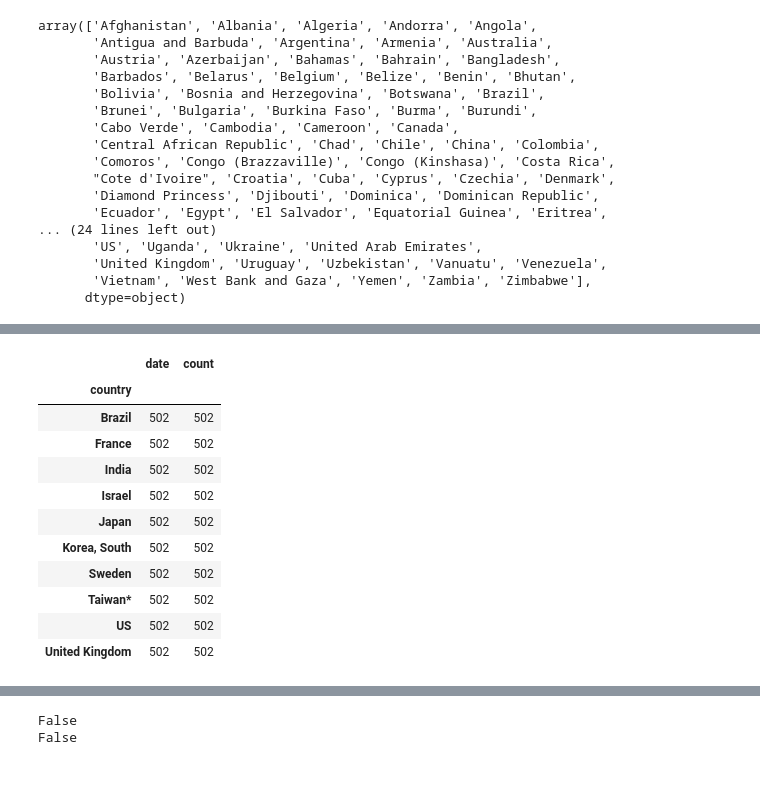
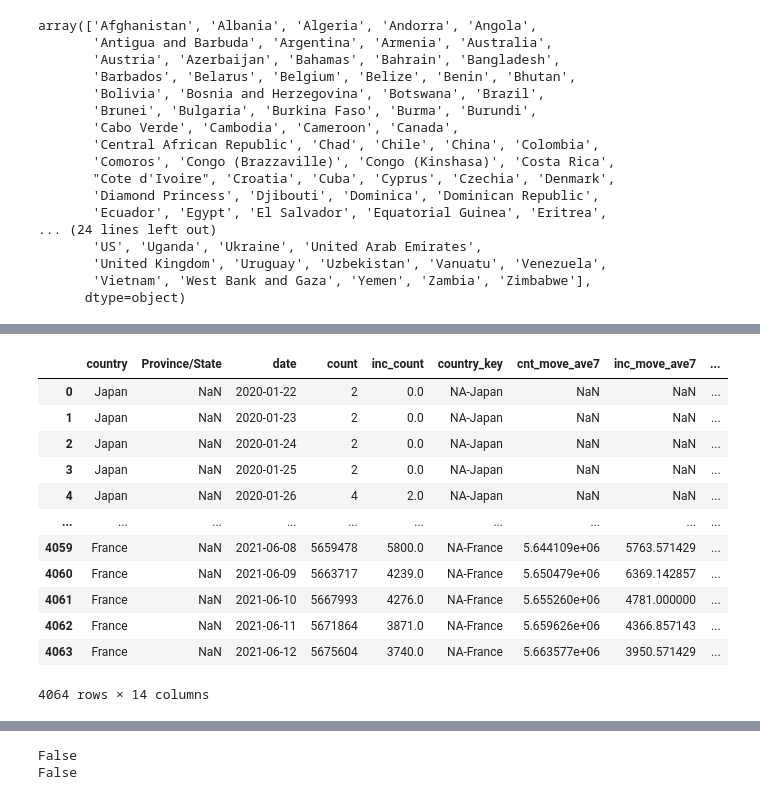
Before and after one commit to marzg510/data-analyze-covid-19, a Jupyter notebook: covid-19-global-daily.ipynb, the cells around one changed output, grey strips where cells are left out. Drawn from its saved outputs; the diff is of its cells as text; code cells hidden in the pictures.

```diff
--- a/covid-19-global-daily.ipynb
+++ b/covid-19-global-daily.ipynb
@@ -170,0 +294,2 @@ array(['Afghanistan', 'Albania', 'Algeria', 'Andorra', 'Angola',
+# %%
+trans_pop["un_country"].fillna(trans_pop["country"],inplace=True)
@@ -170,0 +309,2 @@ array(['Afghanistan', 'Albania', 'Algeria', 'Andorra', 'Angola',
+# %%
+trans_pop = pd.merge(trans_pop, pop_latest, on="un_country", how="left")
@@ -203,18 +367,19 @@ c_df
-# %%
-c_df.groupby("country").count()
-# %% [output]
-|  | date | count |
-| country |  |  |
-| Brazil | 502 | 502 |
-| France | 502 | 502 |
-| India | 502 | 502 |
-| Israel | 502 | 502 |
-| Japan | 502 | 502 |
-| Korea, South | 502 | 502 |
-| Sweden | 502 | 502 |
-| Taiwan* | 502 | 502 |
-| US | 502 | 502 |
-| United Kingdom | 502 | 502 |
+# %%
+c_trans
+# %% [output]
+|  | country | Province/State | date | count | inc_count | country_key | cnt_move_ave7 | inc_move_ave7 | ... |
+| 0 | Japan | NaN | 2020-01-22 | 2 | 0.0 | NA-Japan | NaN | NaN | ... |
+| 1 | Japan | NaN | 2020-01-23 | 2 | 0.0 | NA-Japan | NaN | NaN | ... |
+| 2 | Japan | NaN | 2020-01-24 | 2 | 0.0 | NA-Japan | NaN | NaN | ... |
+| 3 | Japan | NaN | 2020-01-25 | 2 | 0.0 | NA-Japan | NaN | NaN | ... |
+| 4 | Japan | NaN | 2020-01-26 | 4 | 2.0 | NA-Japan | NaN | NaN | ... |
+| ... | ... | ... | ... | ... | ... | ... | ... | ... | ... |
+| 4059 | France | NaN | 2021-06-08 | 5659478 | 5800.0 | NA-France | 5.644109e+06 | 5763.571429 | ... |
+| 4060 | France | NaN | 2021-06-09 | 5663717 | 4239.0 | NA-France | 5.650479e+06 | 6369.142857 | ... |
+| 4061 | France | NaN | 2021-06-10 | 5667993 | 4276.0 | NA-France | 5.655260e+06 | 4781.000000 | ... |
+| 4062 | France | NaN | 2021-06-11 | 5671864 | 3871.0 | NA-France | 5.659626e+06 | 4366.857143 | ... |
+| 4063 | France | NaN | 2021-06-12 | 5675604 | 3740.0 | NA-France | 5.663577e+06 | 3950.571429 | ... |
+4064 rows × 14 columns
 # %%
 len(dates)
 # %% [output]
```
Also changed, not shown: parts of 63 cells of this notebook, 53 other files.
